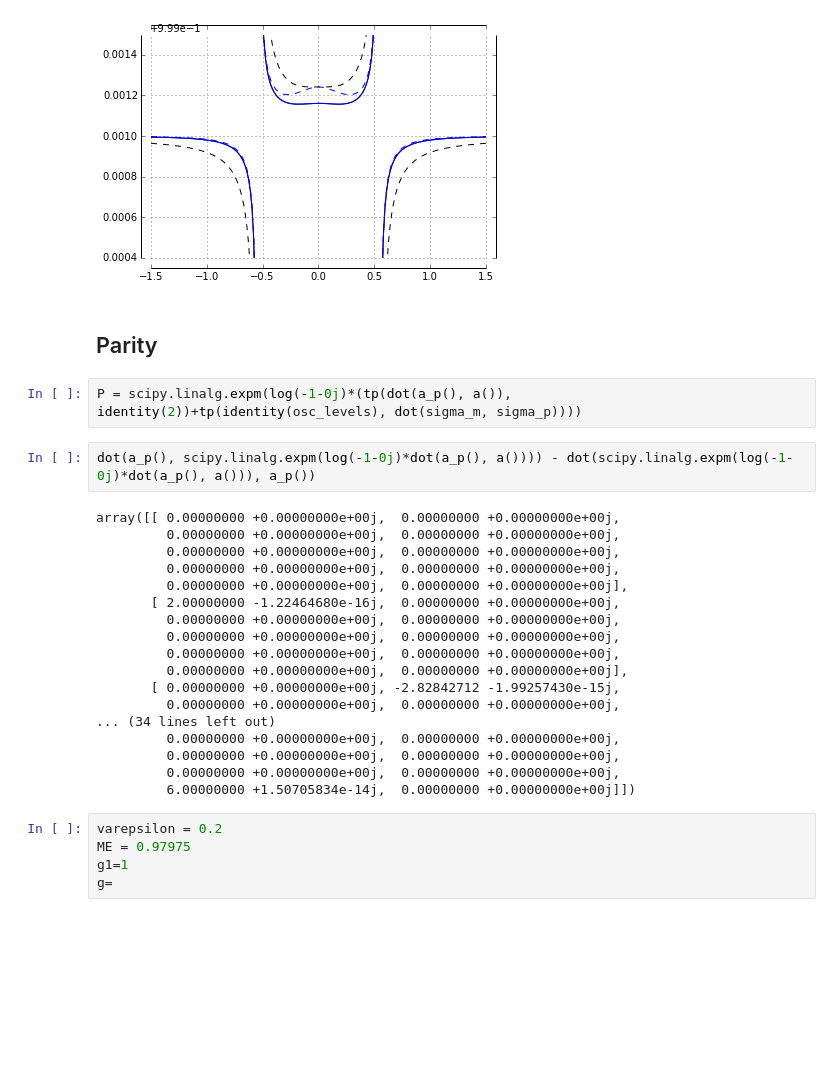
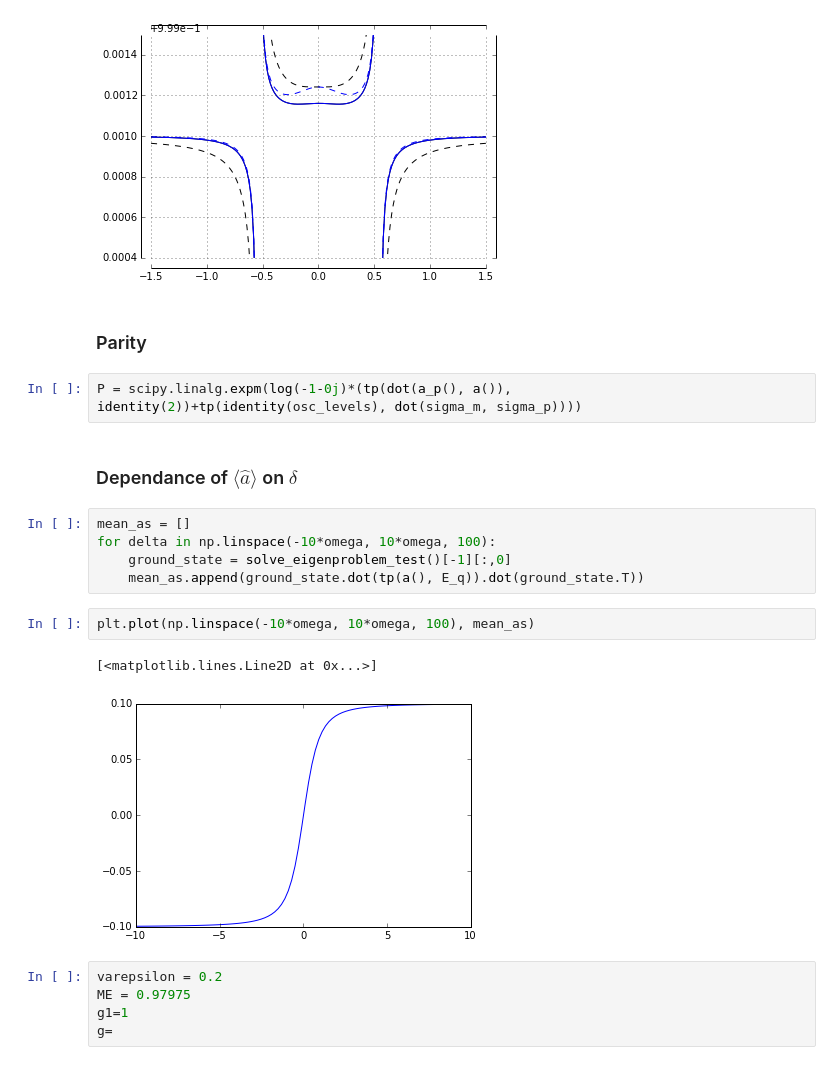
Before and after one commit to vdrhtc/Thesis-simulations, a Jupyter notebook: Cavity QED - Theory.ipynb, the cells around one changed output. Cells and saved outputs as stored; diff of their text form; blank space fills up the shorter version.

```diff
--- a/Cavity QED - Theory.ipynb
+++ b/Cavity QED - Theory.ipynb
@@ -453,29 +490,21 @@ dict(plt.gca().spines.items())["right"].set_position(('outward', 10))
 # %% [output]
 [figure]
 # %% [markdown]
-## Parity
+### Parity
 # %%
 P = scipy.linalg.expm(log(-1-0j)*(tp(dot(a_p(), a()), identity(2))+tp(identity(osc_levels), dot(sigma_m, sigma_p))))
-# %%
-dot(a_p(), scipy.linalg.expm(log(-1-0j)*dot(a_p(), a()))) - dot(scipy.linalg.expm(log(-1-0j)*dot(a_p(), a())), a_p())
-# %% [output]
-array([[ 0.00000000 +0.00000000e+00j,  0.00000000 +0.00000000e+00j,
-         0.00000000 +0.00000000e+00j,  0.00000000 +0.00000000e+00j,
-         0.00000000 +0.00000000e+00j,  0.00000000 +0.00000000e+00j,
-         0.00000000 +0.00000000e+00j,  0.00000000 +0.00000000e+00j,
-         0.00000000 +0.00000000e+00j,  0.00000000 +0.00000000e+00j],
-       [ 2.00000000 -1.22464680e-16j,  0.00000000 +0.00000000e+00j,
-         0.00000000 +0.00000000e+00j,  0.00000000 +0.00000000e+00j,
-         0.00000000 +0.00000000e+00j,  0.00000000 +0.00000000e+00j,
-         0.00000000 +0.00000000e+00j,  0.00000000 +0.00000000e+00j,
-         0.00000000 +0.00000000e+00j,  0.00000000 +0.00000000e+00j],
-       [ 0.00000000 +0.00000000e+00j, -2.82842712 -1.99257430e-15j,
-         0.00000000 +0.00000000e+00j,  0.00000000 +0.00000000e+00j,
-... (34 lines left out)
-         0.00000000 +0.00000000e+00j,  0.00000000 +0.00000000e+00j,
-         0.00000000 +0.00000000e+00j,  0.00000000 +0.00000000e+00j,
-         0.00000000 +0.00000000e+00j,  0.00000000 +0.00000000e+00j,
-         6.00000000 +1.50705834e-14j,  0.00000000 +0.00000000e+00j]])
+# %% [markdown]
+### Dependance of $\langle \hat a \rangle$ on $\delta$
+# %%
+mean_as = []
+for delta in np.linspace(-10*omega, 10*omega, 100):
+    ground_state = solve_eigenproblem_test()[-1][:,0]
+    mean_as.append(ground_state.dot(tp(a(), E_q)).dot(ground_state.T))
+# %%
+plt.plot(np.linspace(-10*omega, 10*omega, 100), mean_as)
+# %% [output]
+[<matplotlib.lines.Line2D at 0x...>]
+[figure, added]
 # %%
 varepsilon = 0.2
 ME = 0.97975
```
Also changed, not shown: parts of 7 cells of this notebook, 3 other files.
